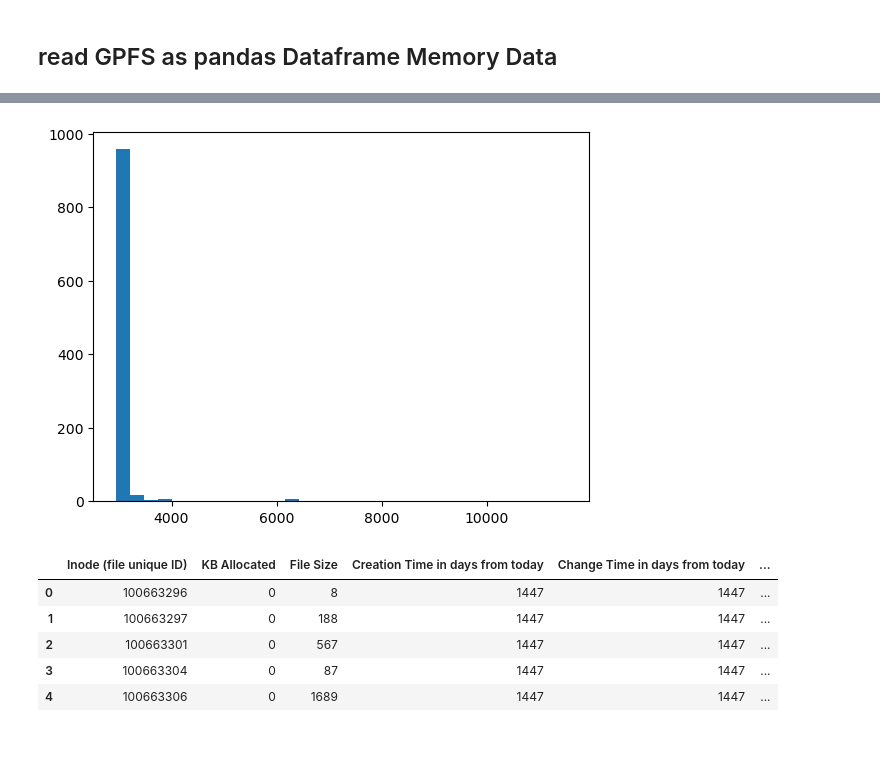
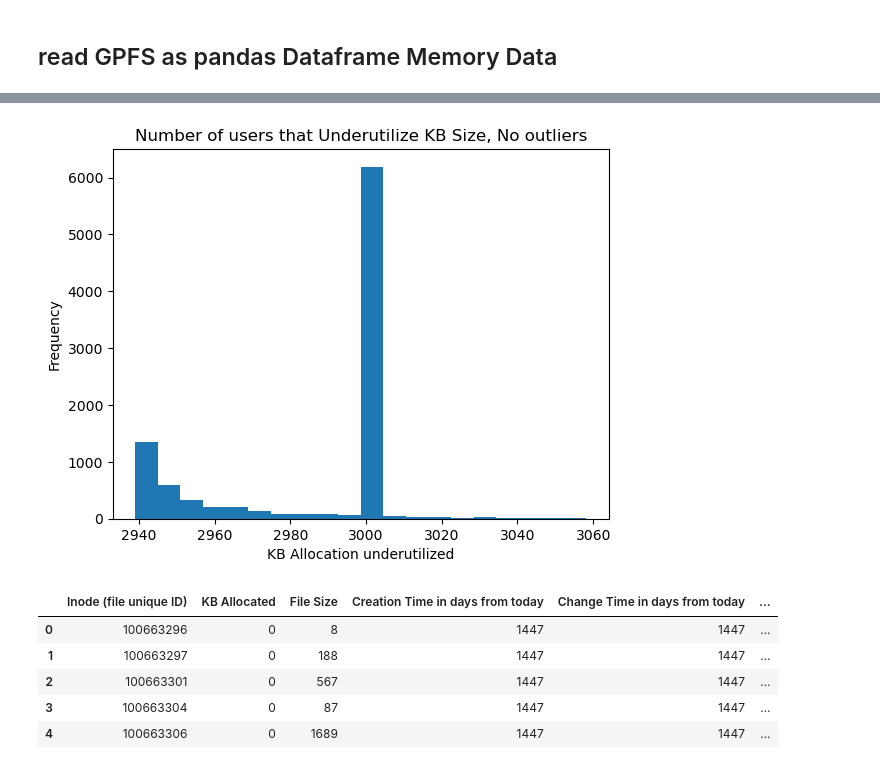
Before and after one commit to tairaeli/ICER_user_data_analytics, a Jupyter notebook: data_insights_GPFS.ipynb, the cells around one changed output, grey strips where cells are left out. Cells and saved outputs as stored; diff of their text form; code cells hidden in the pictures; blank space fills up the shorter version.

Commit message:
new underutilizes detection

```diff
--- a/data_insights_GPFS.ipynb
+++ b/data_insights_GPFS.ipynb
@@ -20,7 +20,7 @@ column_names = ["Inode (file unique ID)",
 "Acces time in days from today",
 "GID numeric ID for the group owner of the file",
 "UID numeric ID for the owner of the file"]
-df = pd.read_csv("/mnt/research/CMSE495-SS24-ICER/file_system_usage/gpfs-stats/inode-size-age-jan-23",header=None, names = column_names, sep=" ",nrows=1000)
+df = pd.read_csv("/mnt/research/CMSE495-SS24-ICER/file_system_usage/gpfs-stats/inode-size-age-jan-23",header=None, names = column_names, sep=" ",nrows=10000)
 df
 # %% [output]
 |  | Inode (file unique ID) | KB Allocated | File Size | Creation Time in days from today | Change Time in days from today | ... |
@@ -70,6 +51,8 @@ UID numeric ID for the owner of the file            11
 dtype: int64
 # %%
-df["bad_users"] = df['File Size']/1000 - df['KB Allocated'] + 3000
+# compute file size- kb allocated = allocated memory not used
+# the higher the # the higher allocated memory not used
+df["underutilizer"] = df['File Size']/1000 - df['KB Allocated'] + 3000
 df
 # %% [output]
 |  | Inode (file unique ID) | KB Allocated | File Size | Creation Time in days from today | Change Time in days from today | ... |
@@ -87,0 +84,11 @@ df
+# %%
+# removing outliers
+# IQR method
+Q1 = df['underutilizer'].quantile(0.25)
+Q3 = df['underutilizer'].quantile(0.75)
+IQR = Q3 - Q1
+
+df_no_outliers = df[(df['underutilizer'] >= (Q1 - 1.5 * IQR)) &
+                    (df['underutilizer'] <= (Q3 + 1.5 * IQR))]
+# dataframe with out outliers
+df_no_outliers
@@ -88,8 +166,12 @@ df
 # %%
-plt.hist(df.bad_users, bins=32)
+plt.hist(df_no_outliers.bad_users, bins=20)
+
+plt.xlabel("KB Allocation underutilized")
+plt.ylabel("Frequency")
+plt.title("Number of users that Underutilize KB Size, No outliers")
 plt.show()
 # %% [output]
-[figure, old version]
+[figure, new version]
 # %%
 # ISolate users that dont use the data they requested via KB allocation
 #  df['DataUsedKB'] < df['DataAllocatedKB'] creates a boolean mask where each row is True if
```
Also changed, not shown: parts of 12 cells of this notebook.
